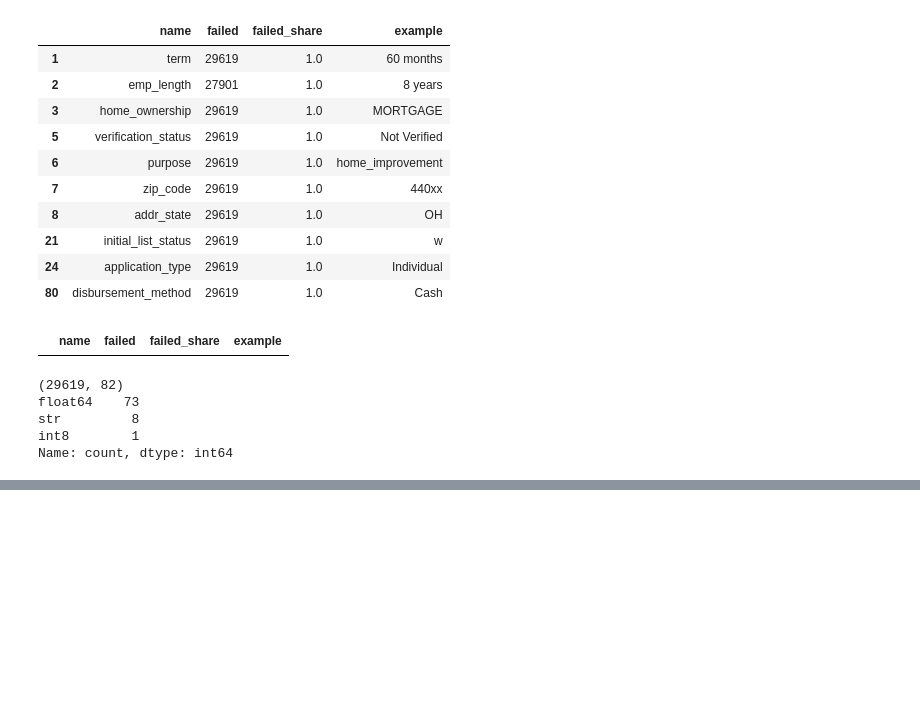
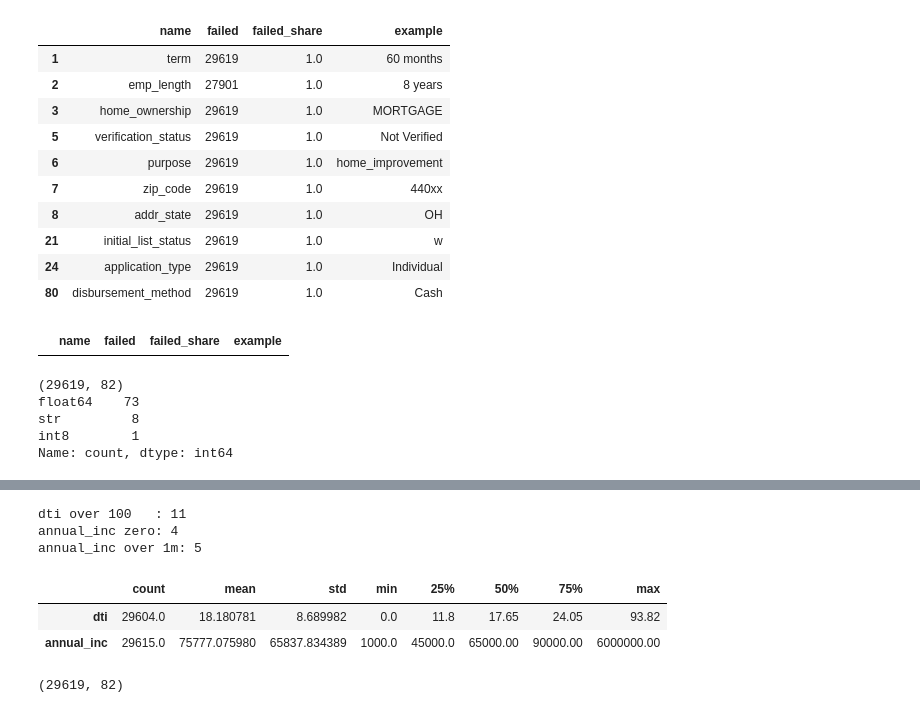
Before and after one commit to Mehdi-mo/credit-risk-engine, a Jupyter notebook: notebooks/02_clean_and_explore.ipynb, the cells around one changed output, grey strips where cells are left out. Drawn from its saved outputs; the diff is of its cells as text; code cells hidden in the pictures; blank space fills up the shorter version.

```diff
--- a/notebooks/02_clean_and_explore.ipynb
+++ b/notebooks/02_clean_and_explore.ipynb
@@ -370,0 +406,8 @@ Name: count, dtype: int64
+# %%
+emp_text = labelled["emp_length"]
+emp_num = emp_text.str.extract(r"(\d+)", expand=False).astype("float")
+emp_num = emp_num.mask(emp_text.str.startswith("<", na=False), 0.0)
+
+model_df["emp_length"] = emp_num
+
+model_df["emp_length"].value_counts(dropna=False).sort_index()
@@ -370,0 +429,22 @@ Name: count, dtype: int64
+# %%
+print("dti over 100   :", (model_df["dti"] > 100).sum())
+print("annual_inc zero:", (model_df["annual_inc"] == 0).sum())
+print("annual_inc over 1m:", (model_df["annual_inc"] > 1_000_000).sum())
+# %% [output]
+dti over 100   : 11
+annual_inc zero: 4
+annual_inc over 1m: 5
+# %%
+model_df.loc[model_df["dti"] > 100, "dti"] = float("nan")
+model_df.loc[model_df["annual_inc"] == 0, "annual_inc"] = float("nan")
+
+model_df[["dti", "annual_inc"]].describe().T
+# %% [output]
+|  | count | mean | std | min | 25% | 50% | 75% | max |
+| dti | 29604.0 | 18.180781 | 8.689982 | 0.0 | 11.8 | 17.65 | 24.05 | 93.82 |
+| annual_inc | 29615.0 | 75777.075980 | 65837.834389 | 1000.0 | 45000.0 | 65000.00 | 90000.00 | 6000000.00 |
+# %%
+model_df.to_parquet("../data/processed/model_table.parquet", index=False)
+print(model_df.shape)
+# %% [output]
+(29619, 82)
```
Also changed, not shown: parts of 4 cells of this notebook.
